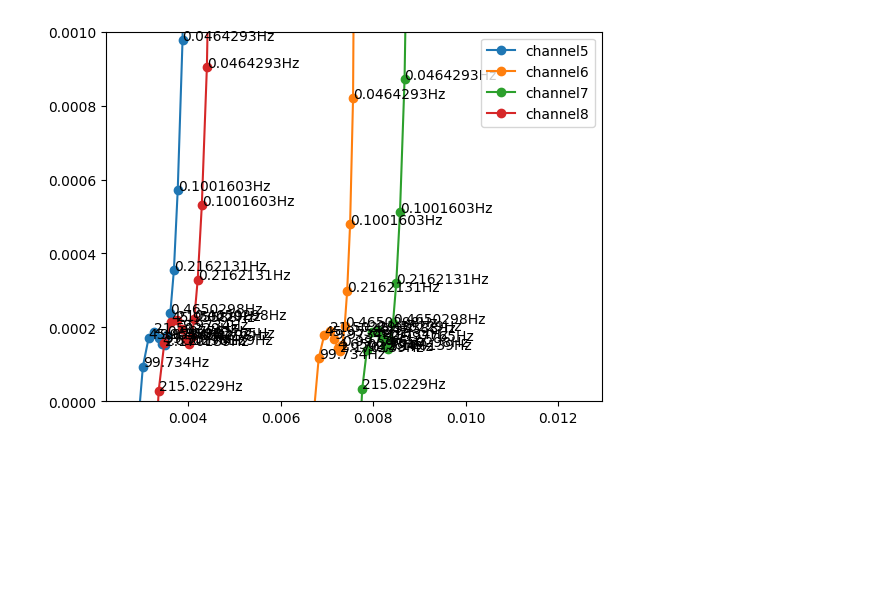
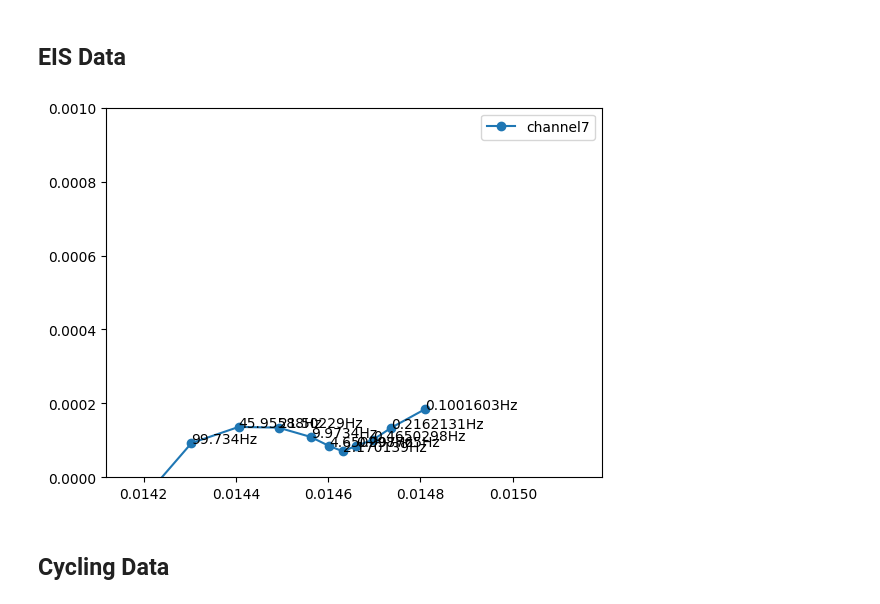
Before and after one commit to seanbuchanan-eng/battery_sizing_model, a Jupyter notebook: junk/test_leaf.ipynb, the cells around one changed output. Drawn from its saved outputs; the diff is of its cells as text; code cells hidden in the pictures; blank space fills up the shorter version.

Commit message:
use updated data processing

```diff
--- a/junk/test_leaf.ipynb
+++ b/junk/test_leaf.ipynb
@@ -5,29 +7,34 @@ import numpy as np
 import os
 import matplotlib.pyplot as plt
 from importlib import reload
+# %% [markdown]
+## EIS Data
 # %%
 leaf_prepath = 'C:/Users/seanb/OneDrive/Documents/PRIMED/Battery Data/Leaf Gamry Data/'
-channel_numbers = (5,6,7,8)
+channel_numbers = (1,2,3,4,5,6,7,8)
 eis_sweeps = []
 for channel_number in channel_numbers:
     eis_sweep = geis.EisSweep(f'channel{channel_number}', 0.5)
-    eis_sweep.read_DTA_file(leaf_prepath + f'eis_leaf_test_Chan00{channel_number}_Cycle001_Step004.DTA')
+    if channel_number < 5:
+        eis_sweep.read_DTA_file(leaf_prepath + f'init_gen1_pack2_Chan00{channel_number}_Cycle001_Step013.DTA')
+    else:
+        eis_sweep.read_DTA_file(leaf_prepath + f'init_gen1_pack1_Chan00{channel_number}_Cycle001_Step013.DTA')
     eis_sweeps.append(eis_sweep)
 # %%
 %matplotlib inline
 def add_freq_labels(ax, freq, z_real, z_imag):
     for idx, freq in enumerate(freq):
         ax.annotate(f'{freq}Hz', (z_real[idx], z_imag[idx]))
 
 fig = plt.figure()
 ax = fig.add_subplot(111)
 
-for sweep in eis_sweeps:
+for sweep in eis_sweeps[-2:-1]:
     ax.plot(sweep.z_real, -1*np.array(sweep.z_imag), label=sweep.name, marker='o')
     add_freq_labels(ax, sweep.freq, sweep.z_real, -1*np.array(sweep.z_imag))
 # plt.xlim([0, 0.016])
 plt.ylim([0, 0.001])
 plt.legend()
 plt.show();
 # %% [output]
-[figure, old version]
+[figure, new version]
@@ -33,0 +48,2 @@ plt.show();
+# %% [markdown]
+## Cycling Data
```
Also changed, not shown: parts of 3 cells of this notebook, 1 other file.
